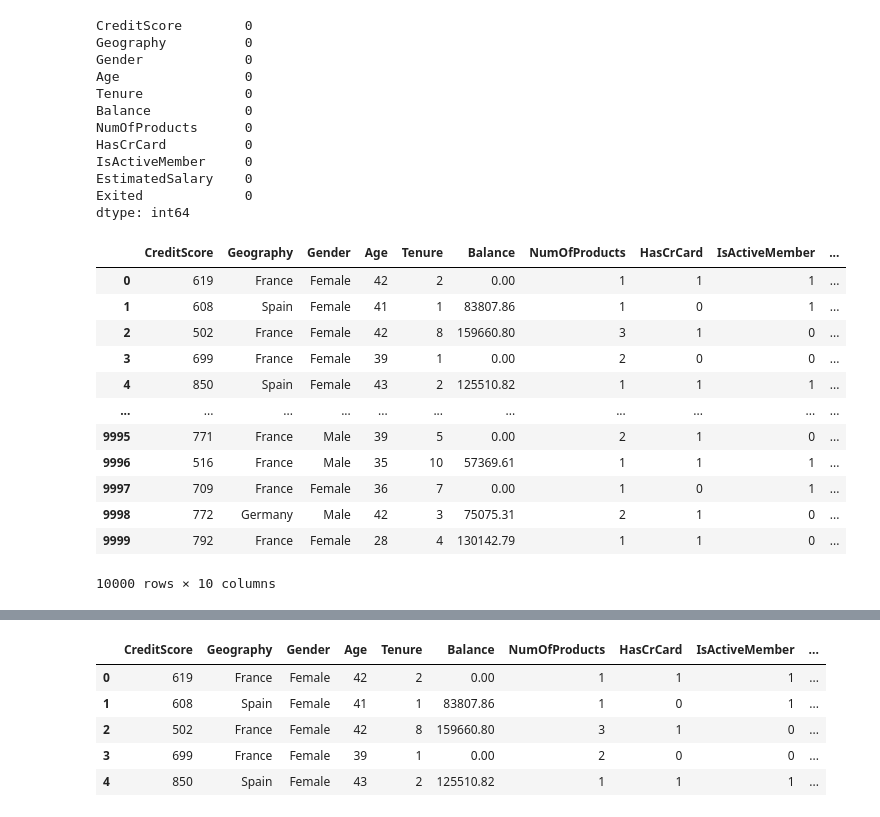
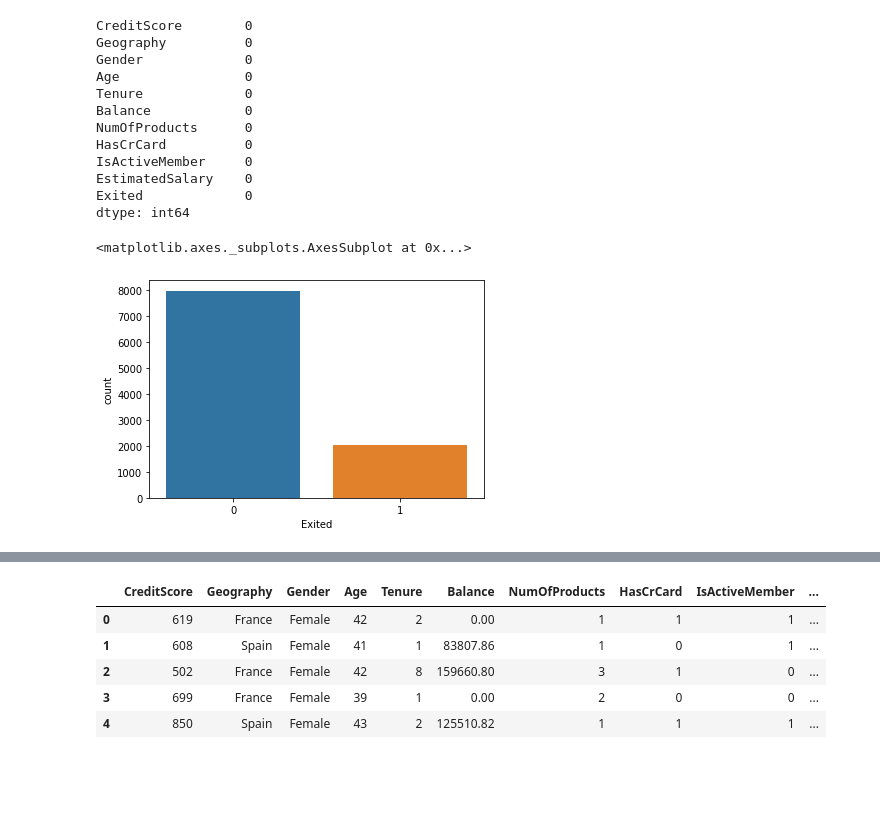
Before and after one commit to GreatLearningAIML1/pune-july19-batch-maheshwariumang, a Jupyter notebook: Residency 6/INNDL_R6_Project1.ipynb, the cells around one changed output, grey strips where cells are left out. Drawn from its saved outputs; the diff is of its cells as text; code cells hidden in the pictures; blank space fills up the shorter version.

```diff
--- a/Residency 6/INNDL_R6_Project1.ipynb
+++ b/Residency 6/INNDL_R6_Project1.ipynb
@@ -135,19 +139,10 @@ IsActiveMember     0
 EstimatedSalary    0
 Exited             0
 dtype: int64
-# %%
-bank_df.iloc[:, :-1]
-# %% [output]
-|  | CreditScore | Geography | Gender | Age | Tenure | Balance | NumOfProducts | HasCrCard | IsActiveMember | ... |
-| 0 | 619 | France | Female | 42 | 2 | 0.00 | 1 | 1 | 1 | ... |
-| 1 | 608 | Spain | Female | 41 | 1 | 83807.86 | 1 | 0 | 1 | ... |
-| 2 | 502 | France | Female | 42 | 8 | 159660.80 | 3 | 1 | 0 | ... |
-| 3 | 699 | France | Female | 39 | 1 | 0.00 | 2 | 0 | 0 | ... |
-| 4 | 850 | Spain | Female | 43 | 2 | 125510.82 | 1 | 1 | 1 | ... |
-| ... | ... | ... | ... | ... | ... | ... | ... | ... | ... | ... |
-| 9995 | 771 | France | Male | 39 | 5 | 0.00 | 2 | 1 | 0 | ... |
-| 9996 | 516 | France | Male | 35 | 10 | 57369.61 | 1 | 1 | 1 | ... |
-| 9997 | 709 | France | Female | 36 | 7 | 0.00 | 1 | 0 | 1 | ... |
-| 9998 | 772 | Germany | Male | 42 | 3 | 75075.31 | 2 | 1 | 0 | ... |
-| 9999 | 792 | France | Female | 28 | 4 | 130142.79 | 1 | 1 | 0 | ... |
-10000 rows × 10 columns
+# %%
+sns.countplot(data=bank_df, x='Exited')
+# Data is highly skewed i.e. there are more samples of one than other
+# There is high chance that our don't learn well
+# %% [output]
+<matplotlib.axes._subplots.AxesSubplot at 0x...>
+[figure, added]
```
Also changed, not shown: parts of 49 cells of this notebook.
